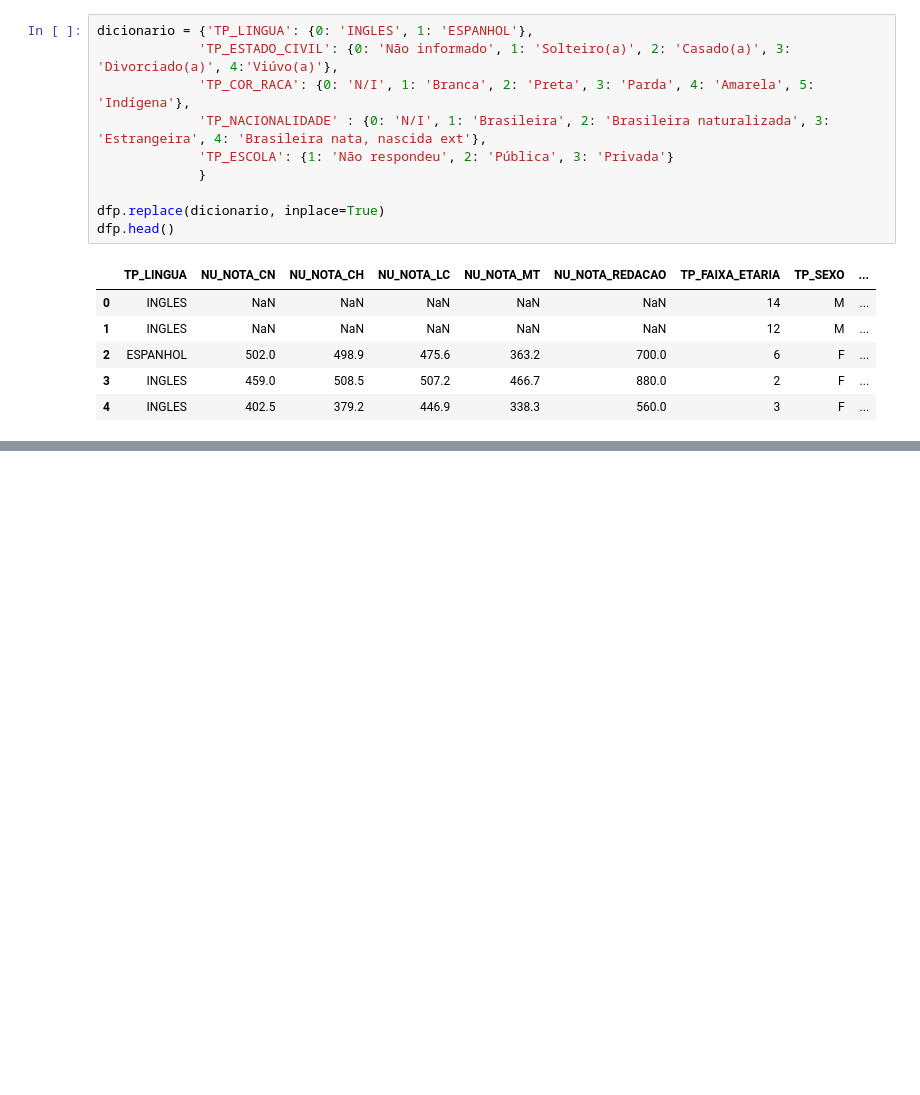
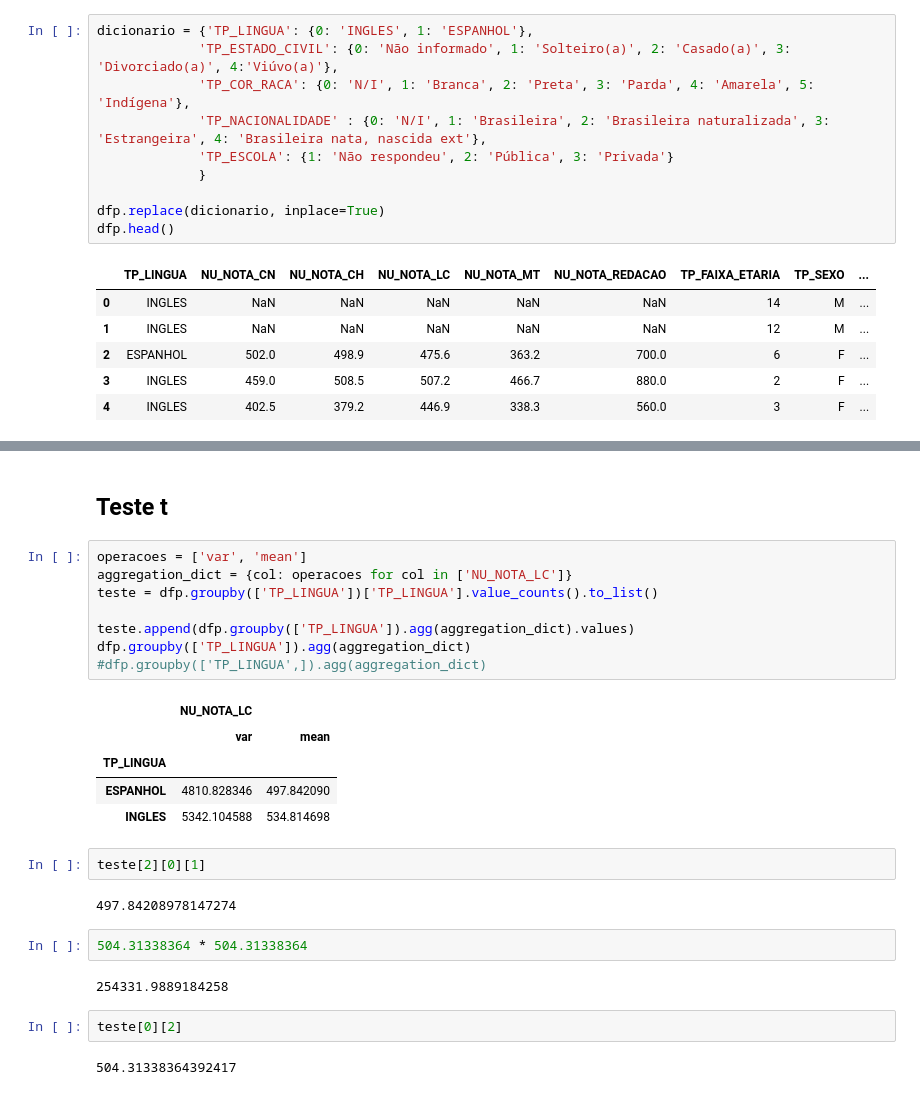
Before and after one commit to ak0237/dados_enem_2023, a Jupyter notebook: enem2023.ipynb, the cells around one changed output, grey strips where cells are left out. Saved outputs shown, nothing was run; the diff lists cells and outputs as text; blank space fills up the shorter version.

```diff
--- a/enem2023.ipynb
+++ b/enem2023.ipynb
@@ -281,0 +287,28 @@ plt.pie(dfp.mean(), labels = dfp.columns, autopct='%1.1f%%')
+# %% [markdown]
+## Teste t
+# %%
+operacoes = ['var', 'mean']
+aggregation_dict = {col: operacoes for col in ['NU_NOTA_LC']}
+teste = dfp.groupby(['TP_LINGUA'])['TP_LINGUA'].value_counts().to_list()
+
+teste.append(dfp.groupby(['TP_LINGUA']).agg(aggregation_dict).values)
+dfp.groupby(['TP_LINGUA']).agg(aggregation_dict)
+#dfp.groupby(['TP_LINGUA',]).agg(aggregation_dict)
+# %% [output]
+|  | NU_NOTA_LC |  |
+|  | var | mean |
+| TP_LINGUA |  |  |
+| ESPANHOL | 4810.828346 | 497.842090 |
+| INGLES | 5342.104588 | 534.814698 |
+# %%
+teste[2][0][1]
+# %% [output]
+497.84208978147274
+# %%
+504.31338364 * 504.31338364
+# %% [output]
+254331.9889184258
+# %%
+teste[0][2]
+# %% [output]
+504.31338364392417
```
Also changed, not shown: parts of 47 cells of this notebook.
